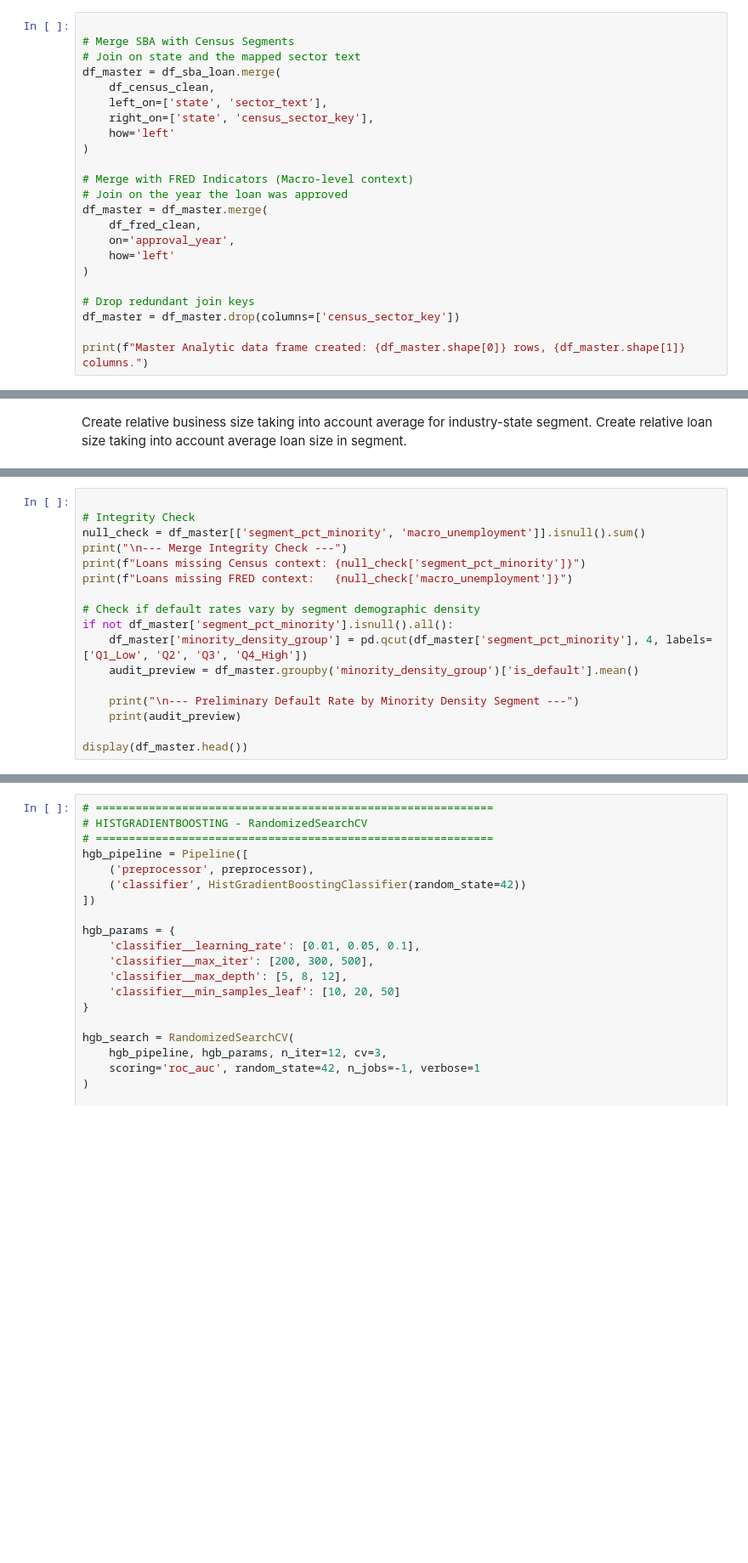
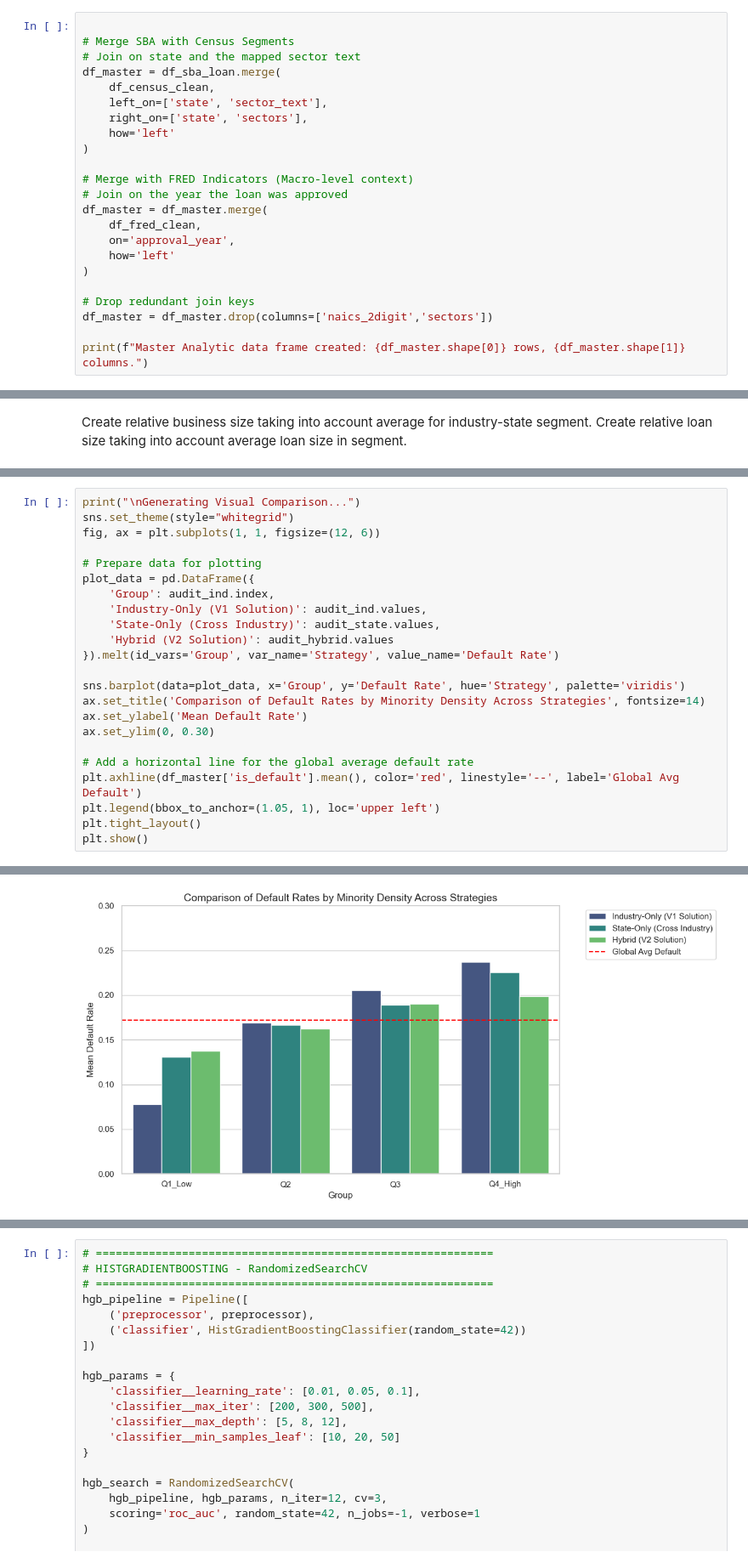
Before and after one commit to CPSC-5071-SELECT-ALL-FROM-STRUGGLING/FairLend-SBA, a Jupyter notebook: notebooks/04_data_modeling_v2.ipynb, the cells around one changed output, grey strips where cells are left out. Shown at 85% size. Cells and saved outputs as stored; diff of their text form; blank space fills up the shorter version.

Commit message:
Update with merged data

```diff
--- a/notebooks/04_data_modeling_v2.ipynb
+++ b/notebooks/04_data_modeling_v2.ipynb
@@ -186,7 +333,7 @@ Columns renamed with 'segment_' and 'macro_' prefixes for clarity.
 df_master = df_sba_loan.merge(
     df_census_clean,
     left_on=['state', 'sector_text'],
-    right_on=['state', 'census_sector_key'],
+    right_on=['state', 'sectors'],
     how='left'
 )
 
@@ -199,7 +346,7 @@ df_master = df_master.merge(
 )
 
 # Drop redundant join keys
-df_master = df_master.drop(columns=['census_sector_key'])
+df_master = df_master.drop(columns=['naics_2digit','sectors'])
 
 print(f"Master Analytic data frame created: {df_master.shape[0]} rows, {df_master.shape[1]} columns.")
 # %% [output]
@@ -219,17 +369,0 @@ Created 'relative_emp_size' and 'loan_to_segment_rev_ratio' features.
-# %%
-
-# Integrity Check
-null_check = df_master[['segment_pct_minority', 'macro_unemployment']].isnull().sum()
-print("\n--- Merge Integrity Check ---")
-print(f"Loans missing Census context: {null_check['segment_pct_minority']}")
-print(f"Loans missing FRED context:   {null_check['macro_unemployment']}")
-
-# Check if default rates vary by segment demographic density
-if not df_master['segment_pct_minority'].isnull().all():
-    df_master['minority_density_group'] = pd.qcut(df_master['segment_pct_minority'], 4, labels=['Q1_Low', 'Q2', 'Q3', 'Q4_High'])
-    audit_preview = df_master.groupby('minority_density_group')['is_default'].mean()
-
-    print("\n--- Preliminary Default Rate by Minority Density Segment ---")
-    print(audit_preview)
-
-display(df_master.head())
@@ -330,0 +482,24 @@ Sample:
+# %%
+print("\nGenerating Visual Comparison...")
+sns.set_theme(style="whitegrid")
+fig, ax = plt.subplots(1, 1, figsize=(12, 6))
+
+# Prepare data for plotting
+plot_data = pd.DataFrame({
+    'Group': audit_ind.index,
+    'Industry-Only (V1 Solution)': audit_ind.values,
+    'State-Only (Cross Industry)': audit_state.values,
+    'Hybrid (V2 Solution)': audit_hybrid.values
+}).melt(id_vars='Group', var_name='Strategy', value_name='Default Rate')
+
+sns.barplot(data=plot_data, x='Group', y='Default Rate', hue='Strategy', palette='viridis')
+ax.set_title('Comparison of Default Rates by Minority Density Across Strategies', fontsize=14)
+ax.set_ylabel('Mean Default Rate')
+ax.set_ylim(0, 0.30)
+
+# Add a horizontal line for the global average default rate
+plt.axhline(df_master['is_default'].mean(), color='red', linestyle='--', label='Global Avg Default')
+plt.legend(bbox_to_anchor=(1.05, 1), loc='upper left')
+plt.tight_layout()
+plt.show()
+# %% [output]
@@ -330,0 +507 @@ Sample:
+[figure, added]
```
Also changed, not shown: parts of 30 cells of this notebook, 2 other files.
